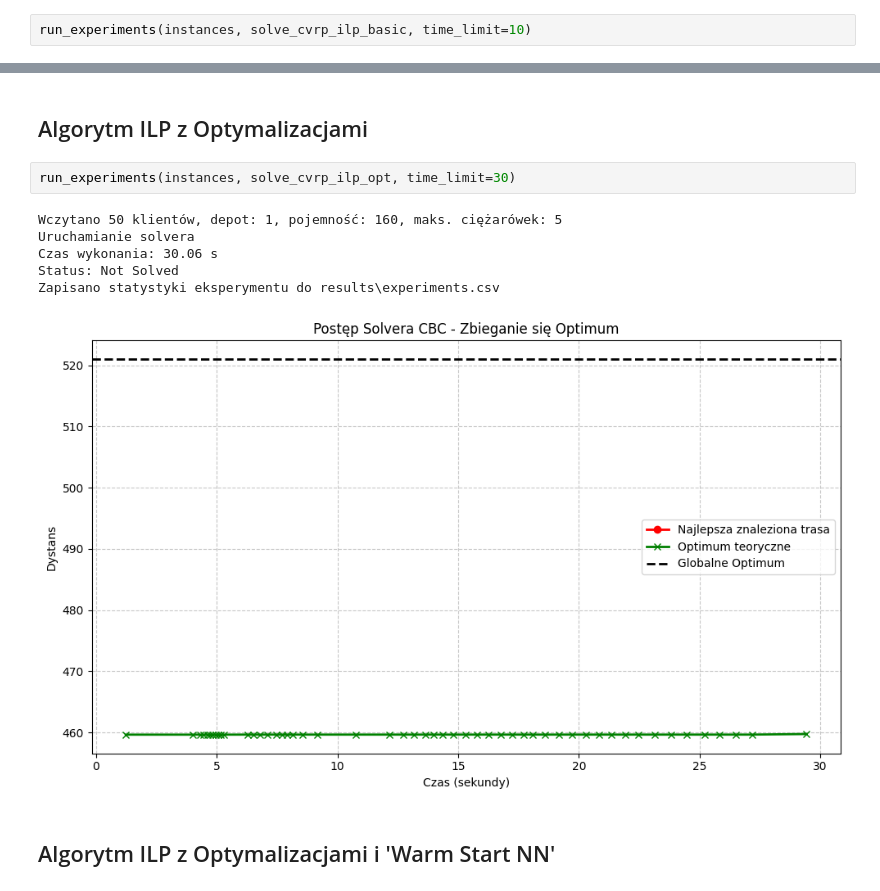
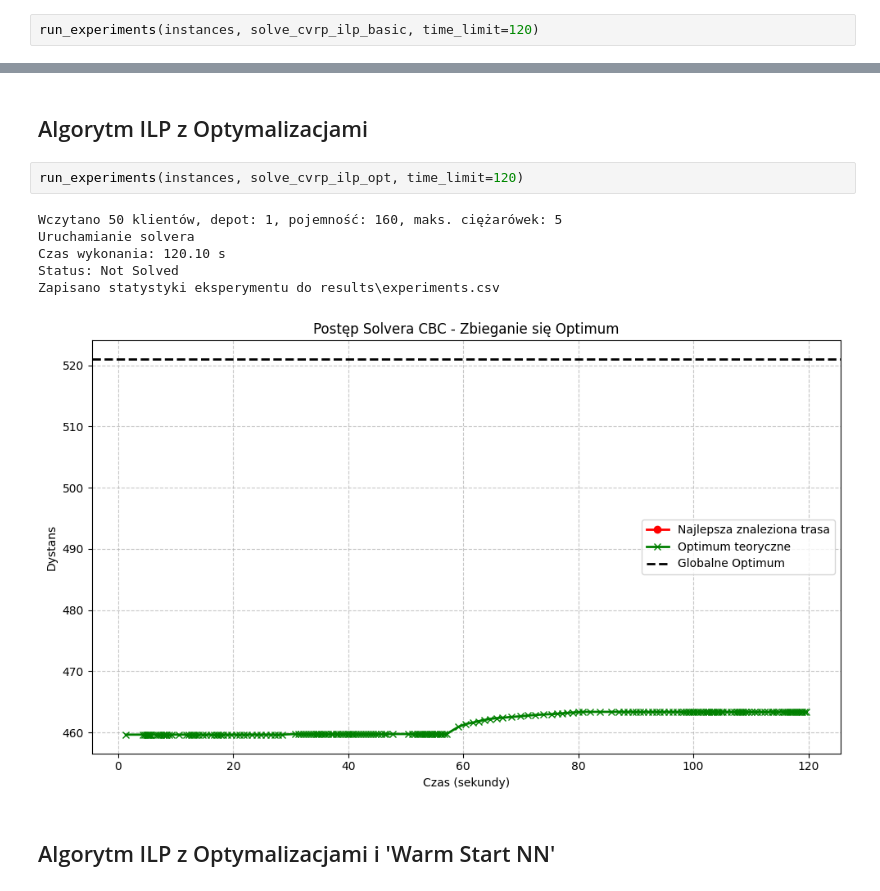
Before and after one commit to JakubRybak/Vehicle_Routing_Lp_Solver, a Jupyter notebook: projekt.ipynb, the cells around one changed output, grey strips where cells are left out. Drawn from its saved outputs; the diff is of its cells as text.

```diff
--- a/projekt.ipynb
+++ b/projekt.ipynb
@@ -55,7 +55,7 @@ instances = [
 # %% [markdown]
 ## Algorytm ILP Klasyczny
 # %%
-run_experiments(instances, solve_cvrp_ilp_basic, time_limit=10)
+run_experiments(instances, solve_cvrp_ilp_basic, time_limit=120)
 # %% [output]
 Wczytano 50 klientów, depot: 1, pojemność: 160, maks. ciężarówek: 5
 Uruchamianie solvera
@@ -62,14 +69,14 @@ Uruchamianie solvera
 # %% [markdown]
 ## Algorytm ILP z Optymalizacjami
 # %%
-run_experiments(instances, solve_cvrp_ilp_opt, time_limit=30)
+run_experiments(instances, solve_cvrp_ilp_opt, time_limit=120)
 # %% [output]
 Wczytano 50 klientów, depot: 1, pojemność: 160, maks. ciężarówek: 5
 Uruchamianie solvera
-Czas wykonania: 30.06 s
+Czas wykonania: 120.10 s
 Status: Not Solved
 Zapisano statystyki eksperymentu do results\experiments.csv
-[figure, old version]
+[figure, new version]
 # %% [markdown]
 ## Algorytm ILP z Optymalizacjami i 'Warm Start NN'
 # %%
```
Also changed, not shown: parts of 8 cells of this notebook, 2 other files.
